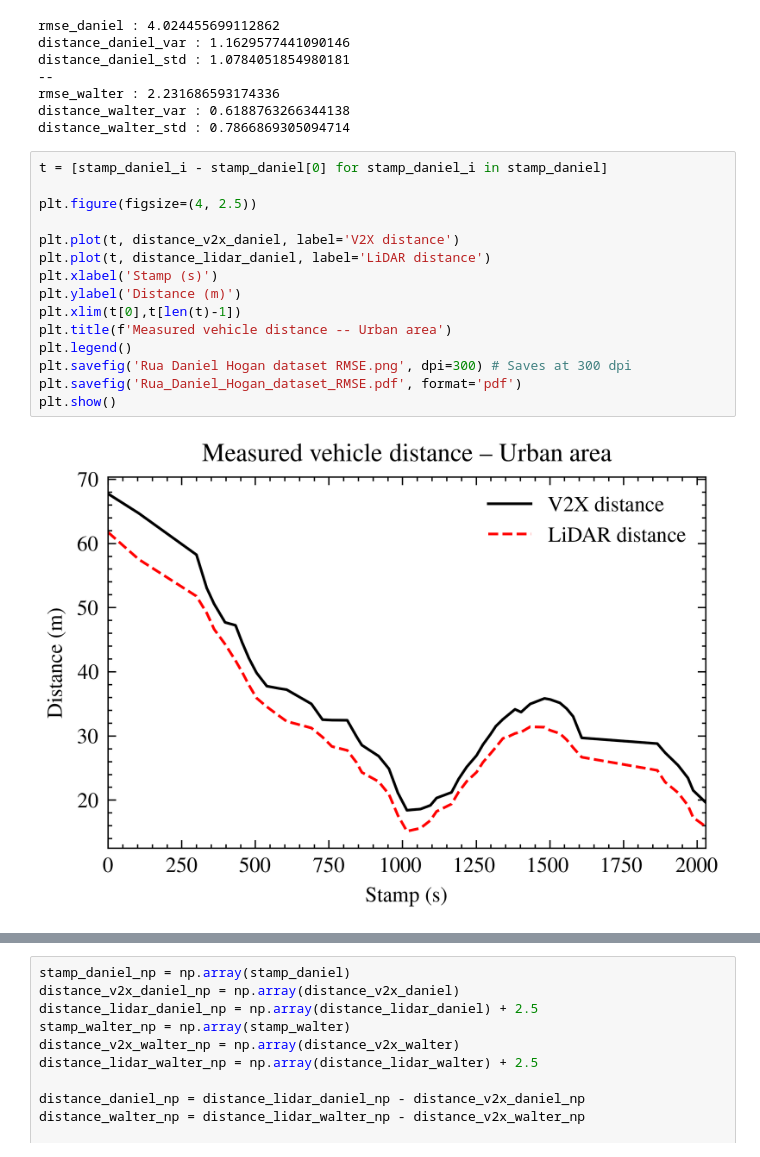
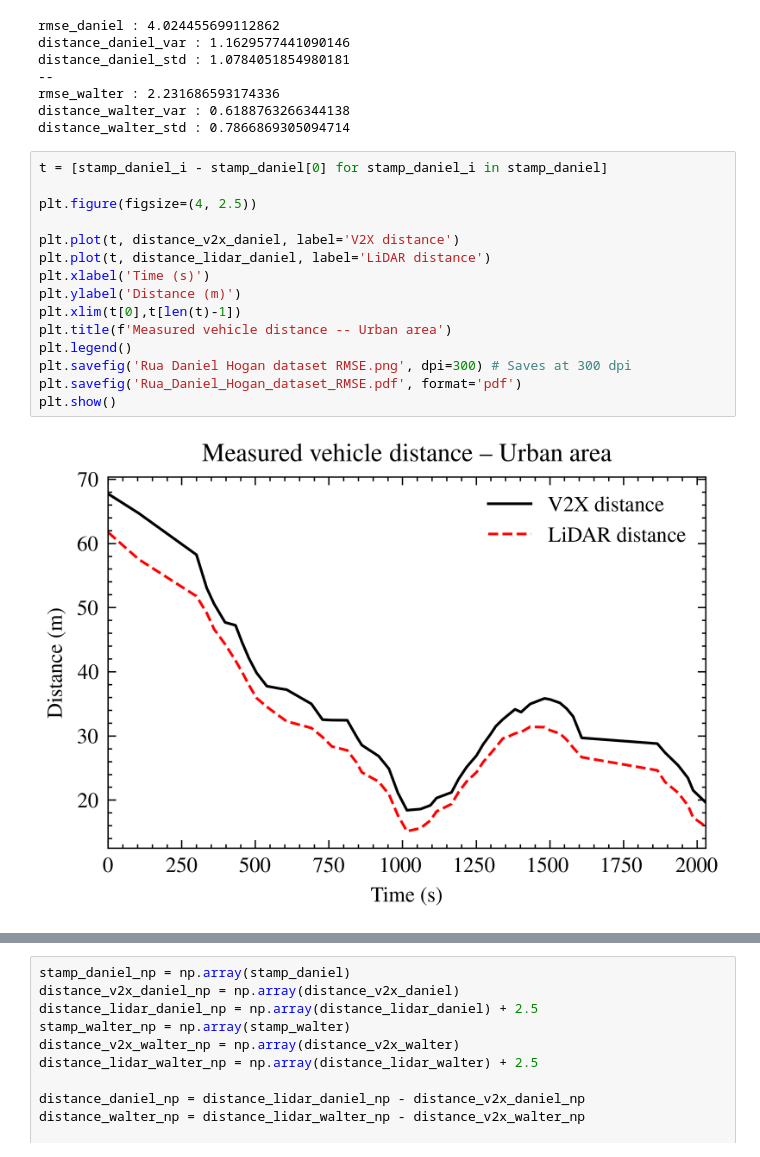
Before and after one commit to LMA-FEM-UNICAMP/vilma_v2x, a Jupyter notebook: vilma_v2x/evaluation/plot_distance.ipynb, the cells around one changed output, grey strips where cells are left out. Drawn from its saved outputs; the diff is of its cells as text.

```diff
--- a/vilma_v2x/evaluation/plot_distance.ipynb
+++ b/vilma_v2x/evaluation/plot_distance.ipynb
@@ -77,20 +77,20 @@ distance_walter_std : 0.7866869305094714
 # %%
 t = [stamp_daniel_i - stamp_daniel[0] for stamp_daniel_i in stamp_daniel]
 
 plt.figure(figsize=(4, 2.5))
 
 plt.plot(t, distance_v2x_daniel, label='V2X distance')
 plt.plot(t, distance_lidar_daniel, label='LiDAR distance')
-plt.xlabel('Stamp (s)')
+plt.xlabel('Time (s)')
 plt.ylabel('Distance (m)')
 plt.xlim(t[0],t[len(t)-1])
 plt.title(f'Measured vehicle distance -- Urban area')
 plt.legend()
 plt.savefig('Rua Daniel Hogan dataset RMSE.png', dpi=300) # Saves at 300 dpi
 plt.savefig('Rua_Daniel_Hogan_dataset_RMSE.pdf', format='pdf')
 plt.show()
 # %% [output]
-[figure, old version]
+[figure, new version]
 # %%
 t = [stamp_walter_i - stamp_walter[0] for stamp_walter_i in stamp_walter]
 
```
Also changed, not shown: parts of 1 cell of this notebook, 9 other files.
